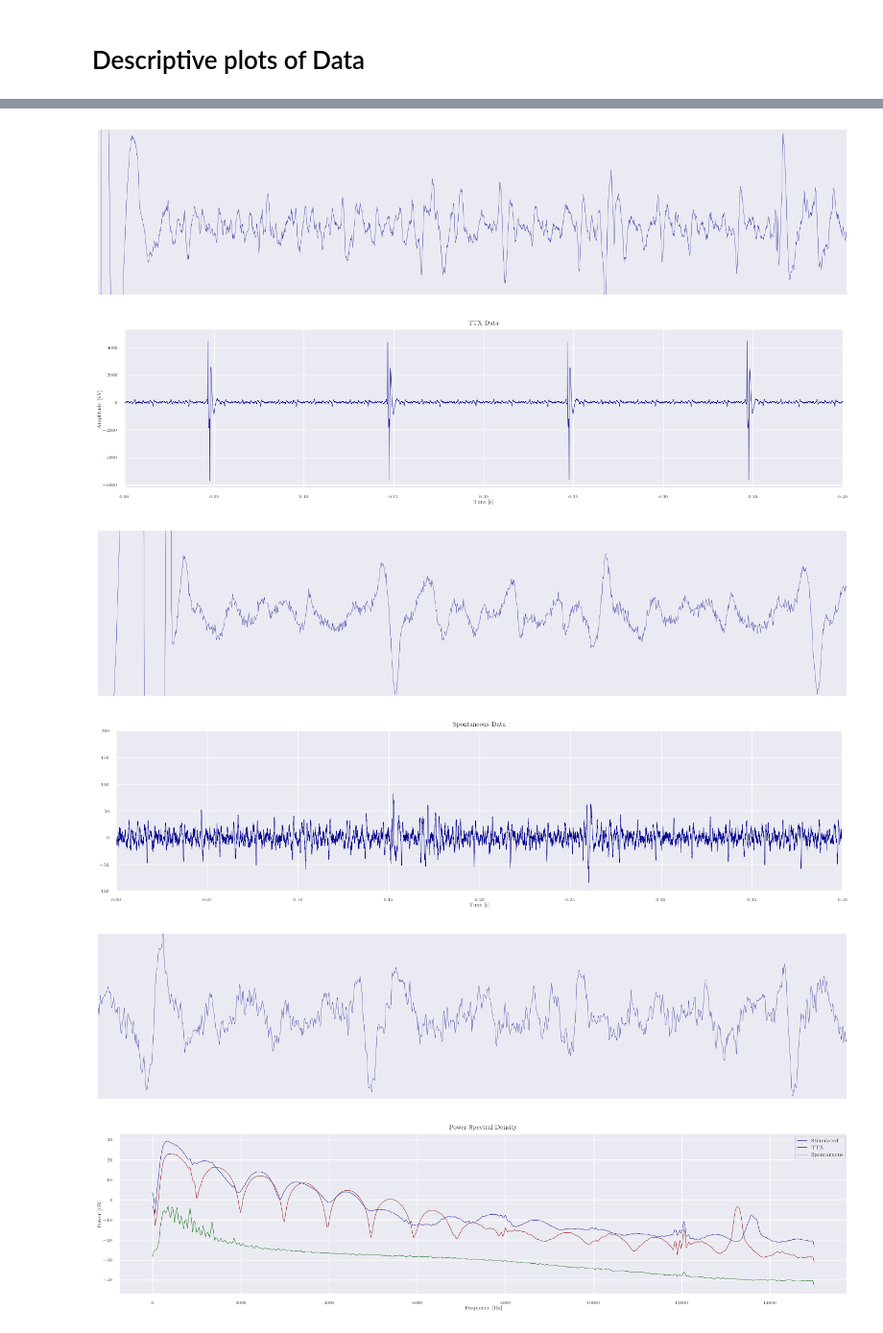
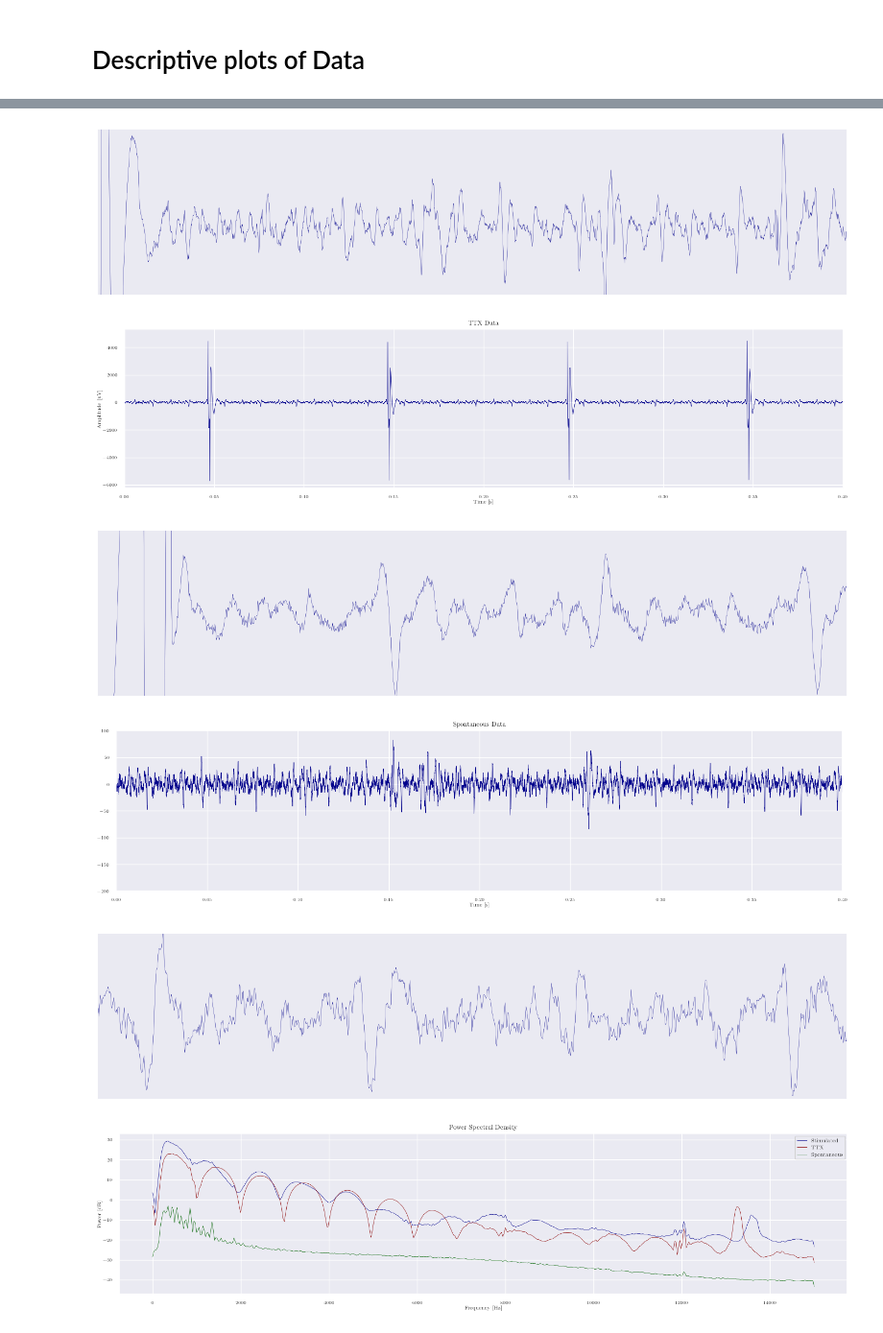
Before and after one commit to TheresaDF/NeuronSpikeEye, a Jupyter notebook: src/visualizations/data.ipynb, the cells around one changed output, grey strips where cells are left out. Shown at 96% size. Saved outputs shown, nothing was run; the diff lists cells and outputs as text; code cells hidden in the pictures.

```diff
--- a/src/visualizations/data.ipynb
+++ b/src/visualizations/data.ipynb
@@ -84,35 +84,35 @@ plt.ylim([-300, 300])
 plt.xticks([])
 plt.yticks([])
 plt.show()
 
 savefig(fig, "ttx_data_zoom", width = 2.5, height = 0.35)
 
 fig, ax = plt.subplots(1, 1, figsize = (18, 4))
 plt.plot(times, spon[:, channel], color = "darkblue", linewidth = 0.5)
 plt.xlim([0, 0.4])
-plt.ylim([-100, 200])
+plt.ylim([-200, 100])
 plt.title("Spontaneous Data")
 plt.xlabel("Time [s]")
 plt.show()
 
 savefig(fig, "spon_data", width = 6, height = 2)
 
 
 fig, ax = plt.subplots(1, 1, figsize = (18, 4))
 plt.plot(times, spon[:, channel], color = "darkblue", linewidth = 0.3)
 plt.xlim([0.05, 0.0145])
 plt.ylim([-50, 50])
 plt.xticks([])
 plt.yticks([])
 plt.show()
 
 savefig(fig, "spon_data_zoom", width = 2.5, height = 0.35)
 # %% [output]
 [figure]
 [figure]
 [figure]
 [figure]
-[figure, old version]
+[figure, new version]
 [figure]
 # %%
 f_stim, P_stim = welch(stim[:, channel], fs = 30000, nperseg = 1024)
```
Also changed, not shown: 2 other files.
